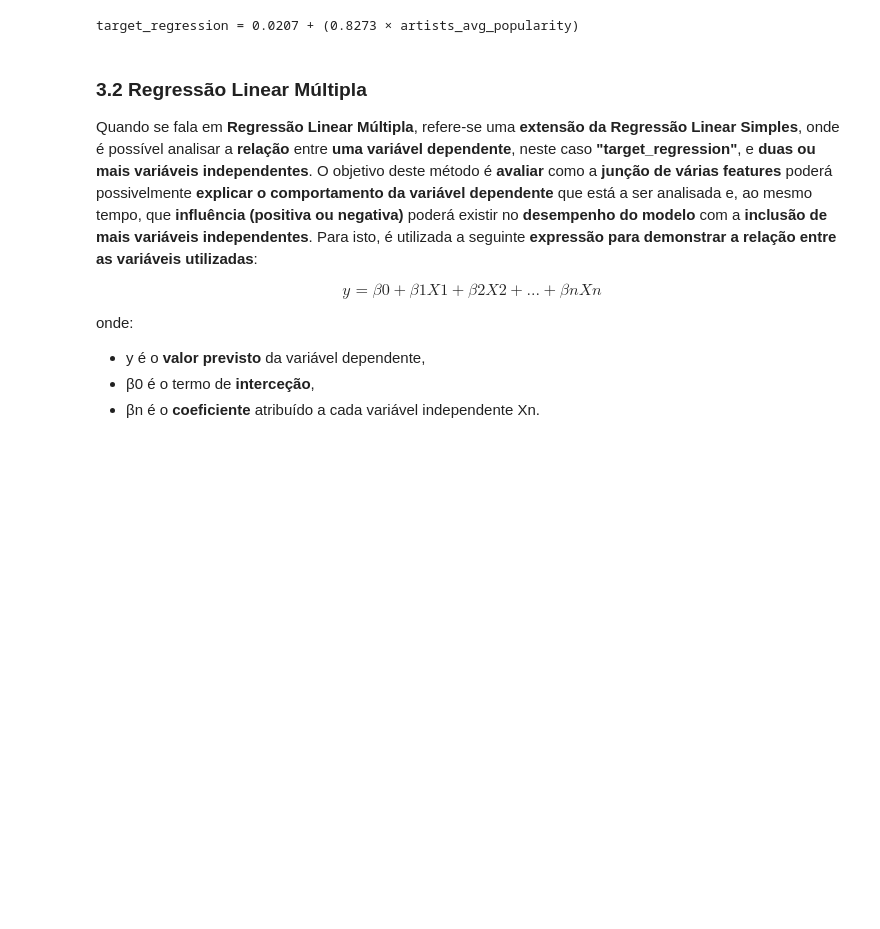
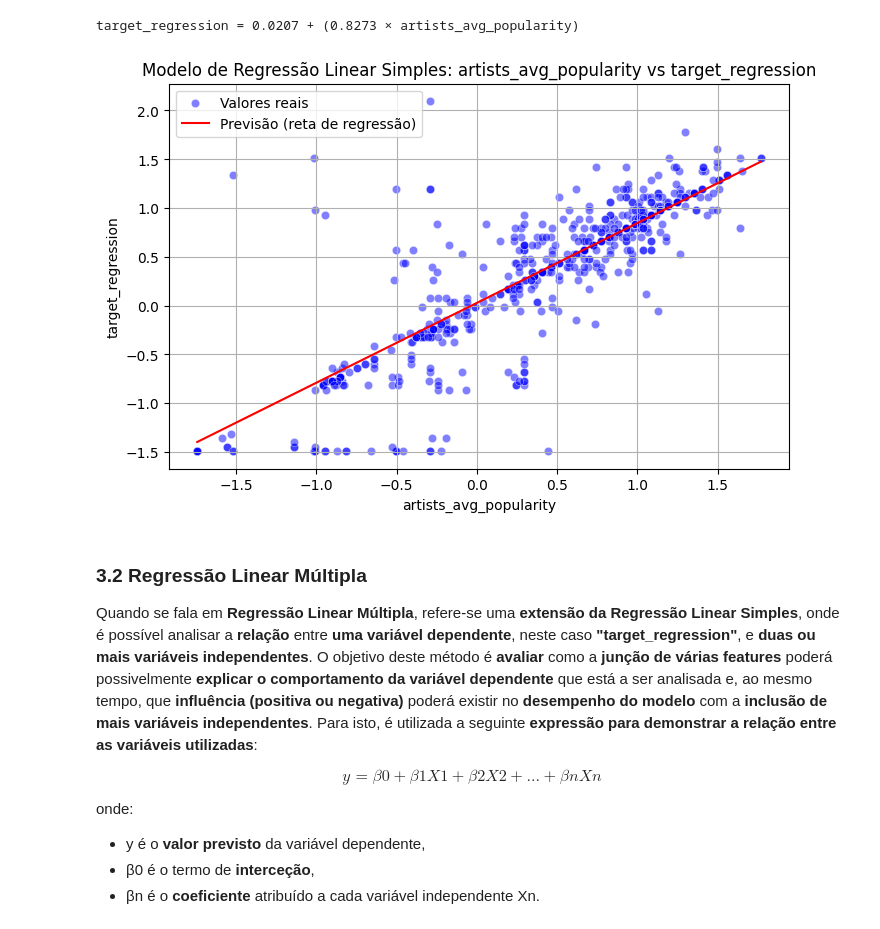
Before and after one commit to RenatoFerreira1240605/APRAU_EFG_B_1240605_1190995, a Jupyter notebook: Assignment_Part1.ipynb, the cells around one changed output. Saved outputs shown, nothing was run; the diff lists cells and outputs as text; code cells hidden in the pictures; blank space fills up the shorter version.

```diff
--- a/Assignment_Part1.ipynb
+++ b/Assignment_Part1.ipynb
@@ -1209,6 +1209,40 @@ coef = model.coef_[0]
 print(f"target_regression = {intercept:.4f} + ({coef:.4f} × artists_avg_popularity)")
 # %% [output]
 target_regression = 0.0207 + (0.8273 × artists_avg_popularity)
+# %%
+# Divisão treino/teste (para consistência no gráfico)
+X_train, X_test, y_train, y_test = train_test_split(df[[best_feature]], df['target_regression'], test_size=0.2, random_state=42)
+
+# Criar e treinar o modelo
+model = LinearRegression()
+model.fit(X_train, y_train)
+
+# Previsões
+y_pred = model.predict(X_test)
+
+# Relação linear entre artists_avg_popularity e target_regression
+plt.figure(figsize=(8,5))
+sns.scatterplot(
+    x=X_test['artists_avg_popularity'],
+    y=y_test,
+    color='blue',
+    alpha=0.5,
+    label='Valores reais'
+)
+sns.lineplot(
+    x=X_test['artists_avg_popularity'],
+    y=y_pred,
+    color='red',
+    label='Previsão (reta de regressão)'
+)
+plt.xlabel('artists_avg_popularity')
+plt.ylabel('target_regression')
+plt.title('Modelo de Regressão Linear Simples: artists_avg_popularity vs target_regression')
+plt.legend()
+plt.grid(True)
+plt.show()
+# %% [output]
+[figure, added]
 # %% [markdown]
 ### 3.2 Regressão Linear Múltipla
 Quando se fala em **Regressão Linear Múltipla**, refere-se uma **extensão da Regressão Linear Simples**, onde é possível analisar a **relação** entre **uma variável dependente**, neste caso **"target_regression"**, e **duas ou mais variáveis independentes**.
```
Also changed, not shown: parts of 5 cells of this notebook.
